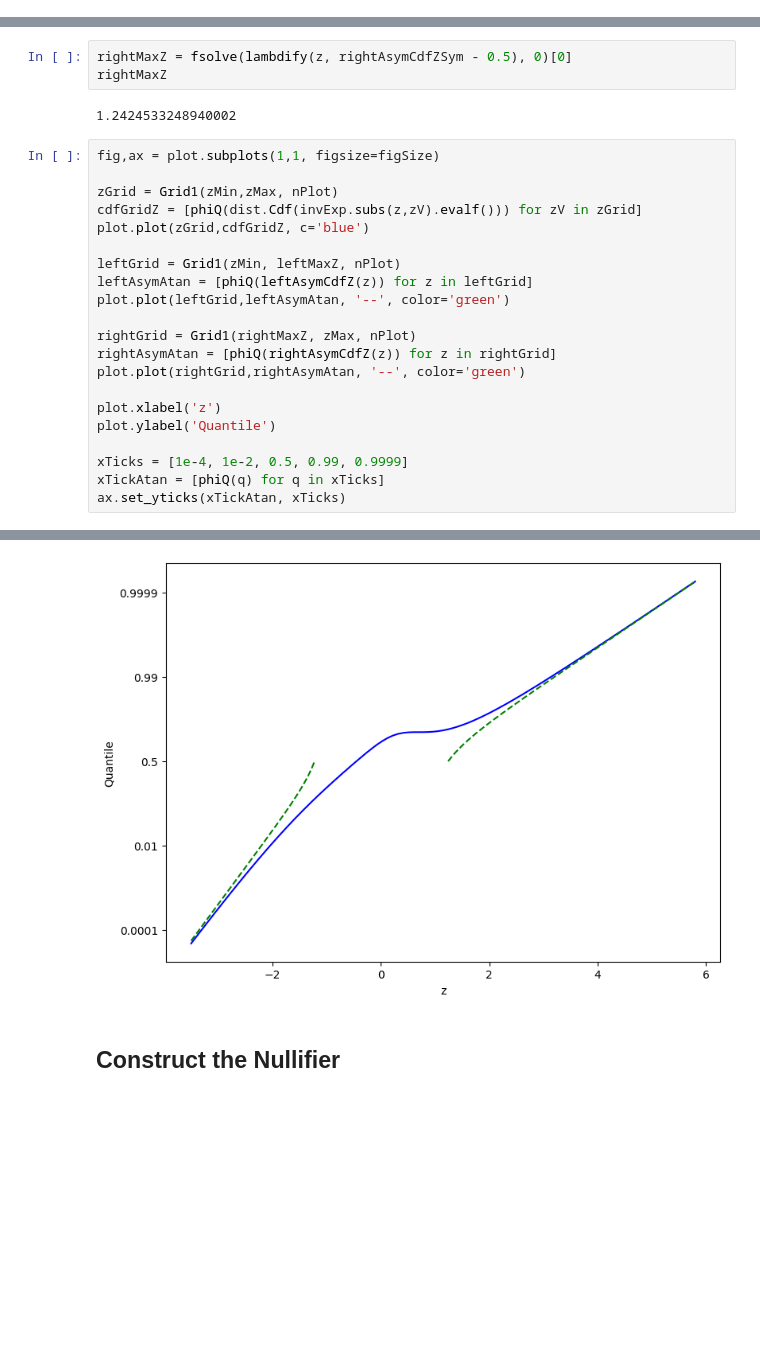
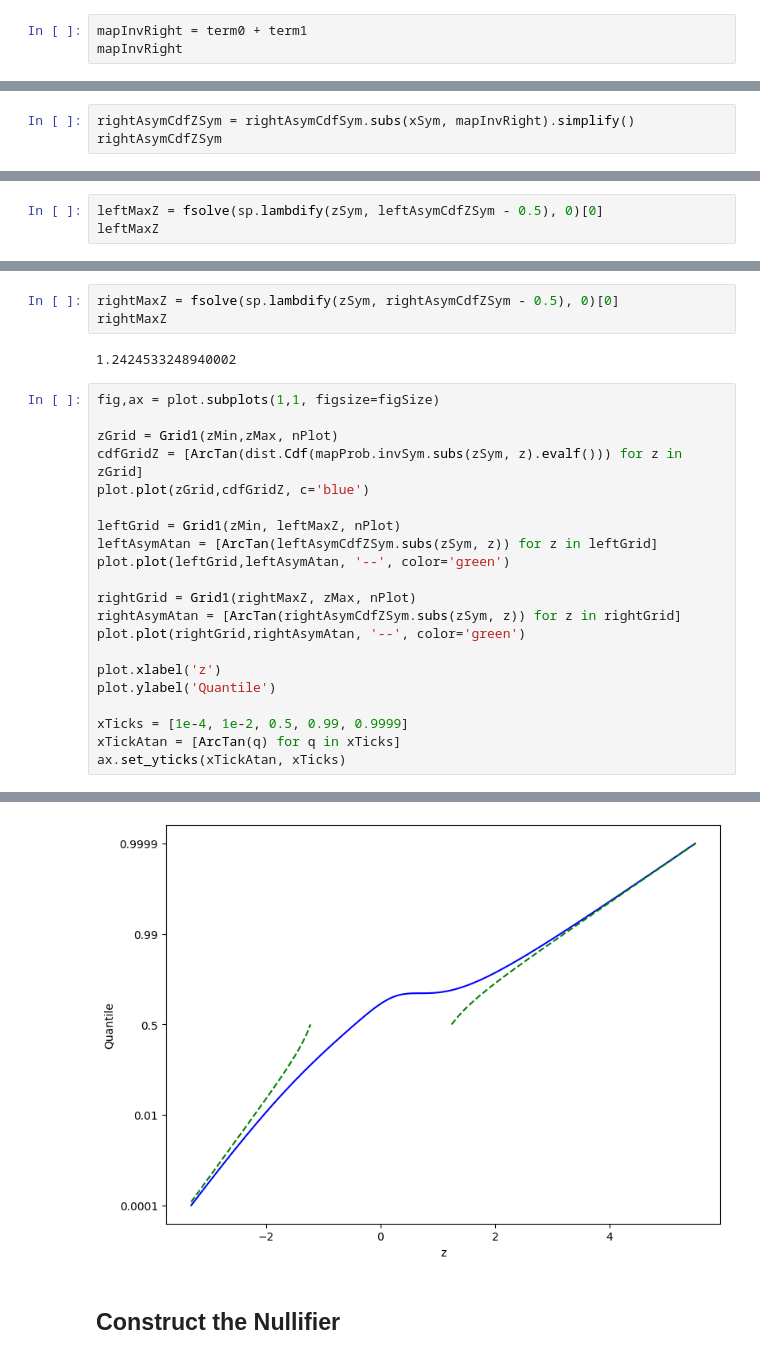
Before and after one commit to DesignToolInvestor/ManetSim, a Jupyter notebook: CdfFit/Note Books/dist_b_cdf_asym.ipynb, the cells around one changed output, grey strips where cells are left out. Saved outputs shown, nothing was run; the diff lists cells and outputs as text; blank space fills up the shorter version.

```diff
--- a/CdfEstVestigial/Worksheets/dist_b_cdf_asym.ipynb
+++ b/CdfFit/Note Books/dist_b_cdf_asym.ipynb
@@ -261,0 +281,3 @@ rightAsymCdfZ = lambdify(z, rightAsymCdfZSym)
+# %%
+mapInvRight = term0 + term1
+mapInvRight
@@ -261,0 +286,3 @@ rightAsymCdfZ = lambdify(z, rightAsymCdfZSym)
+# %%
+rightAsymCdfZSym = rightAsymCdfSym.subs(xSym, mapInvRight).simplify()
+rightAsymCdfZSym
@@ -261,0 +293,3 @@ rightAsymCdfZ = lambdify(z, rightAsymCdfZSym)
+# %%
+leftMaxZ = fsolve(sp.lambdify(zSym, leftAsymCdfZSym - 0.5), 0)[0]
+leftMaxZ
@@ -262,36 +298,36 @@ rightAsymCdfZ = lambdify(z, rightAsymCdfZSym)
 # %%
-rightMaxZ = fsolve(lambdify(z, rightAsymCdfZSym - 0.5), 0)[0]
+rightMaxZ = fsolve(sp.lambdify(zSym, rightAsymCdfZSym - 0.5), 0)[0]
 rightMaxZ
 # %% [output]
 1.2424533248940002
 # %%
 fig,ax = plot.subplots(1,1, figsize=figSize)
 
 zGrid = Grid1(zMin,zMax, nPlot)
-cdfGridZ = [phiQ(dist.Cdf(invExp.subs(z,zV).evalf())) for zV in zGrid]
+cdfGridZ = [ArcTan(dist.Cdf(mapProb.invSym.subs(zSym, z).evalf())) for z in zGrid]
 plot.plot(zGrid,cdfGridZ, c='blue')
 
 leftGrid = Grid1(zMin, leftMaxZ, nPlot)
-leftAsymAtan = [phiQ(leftAsymCdfZ(z)) for z in leftGrid]
+leftAsymAtan = [ArcTan(leftAsymCdfZSym.subs(zSym, z)) for z in leftGrid]
 plot.plot(leftGrid,leftAsymAtan, '--', color='green')
 
 rightGrid = Grid1(rightMaxZ, zMax, nPlot)
-rightAsymAtan = [phiQ(rightAsymCdfZ(z)) for z in rightGrid]
+rightAsymAtan = [ArcTan(rightAsymCdfZSym.subs(zSym, z)) for z in rightGrid]
 plot.plot(rightGrid,rightAsymAtan, '--', color='green')
 
 plot.xlabel('z')
 plot.ylabel('Quantile')
 
 xTicks = [1e-4, 1e-2, 0.5, 0.99, 0.9999]
-xTickAtan = [phiQ(q) for q in xTicks]
+xTickAtan = [ArcTan(q) for q in xTicks]
 ax.set_yticks(xTickAtan, xTicks)
 # %% [output]
 [<matplotlib.axis.YTick at 0x...>,
  <matplotlib.axis.YTick at 0x...>,
  <matplotlib.axis.YTick at 0x...>,
  <matplotlib.axis.YTick at 0x...>,
  <matplotlib.axis.YTick at 0x...>]
-[figure, old version]
+[figure, new version]
 # %% [markdown]
 ## Construct the Nullifier
 # %%
```
Also changed, not shown: parts of 75 cells of this notebook, 5 other files.
